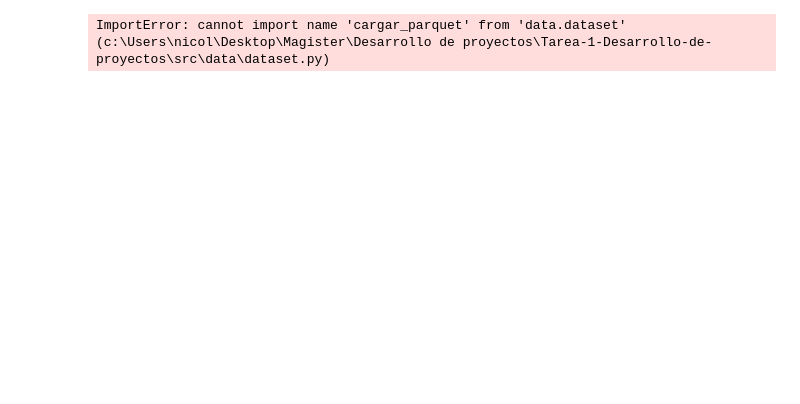
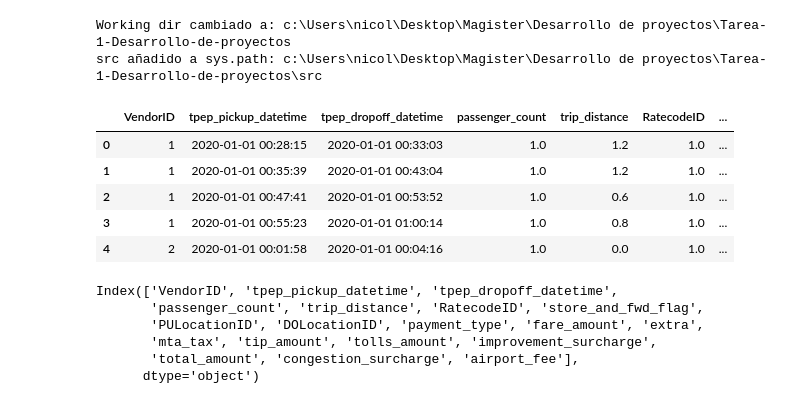
Before and after one commit to NFGI/Tarea-1-Desarrollo-de-proyectos, a Jupyter notebook: notebooks/nyc_taxi_model.ipynb, the cells around one changed output. Drawn from its saved outputs; the diff is of its cells as text; code cells hidden in the pictures; blank space fills up the shorter version.

```diff
--- a/notebooks/nyc_taxi_model.ipynb
+++ b/notebooks/nyc_taxi_model.ipynb
@@ -1,11 +1,42 @@
 # %%
 import sys, os
+# 1) Movernos al root del proyecto (una carpeta arriba de notebooks/)
+os.chdir(os.path.abspath(os.path.join('..')))
+print("Working dir cambiado a:", os.getcwd())
+
+# 2) Añadir src/ a sys.path para poder importar tus módulos
+sys.path.insert(0, os.path.abspath(os.path.join('src')))
+print("src añadido a sys.path:", sys.path[0])
 sys.path.insert(0, os.path.abspath(os.path.join('..','src')))
+from modeling.evaluate_time_series import evaluate_months
+# %% [output]
+Working dir cambiado a: c:\Users\nicol\Desktop\Magister\Desarrollo de proyectos\Tarea-1-Desarrollo-de-proyectos
+src añadido a sys.path: c:\Users\nicol\Desktop\Magister\Desarrollo de proyectos\Tarea-1-Desarrollo-de-proyectos\src
 # %%
 from data.dataset import cargar_parquet
 
-url = r"C:\Users\nicol\Downloads\yellow_tripdata_2020-01.parquet"
+url = 'https://d37ci6vzurychx.cloudfront.net/trip-data/yellow_tripdata_2020-01.parquet'
 taxi = cargar_parquet(url)
-taxi.head()
+taxi.head()# 1) Movernos al root del proyecto (una carpeta arriba de notebooks/)
+os.chdir(os.path.abspath(os.path.join('..')))
+print("Working dir cambiado a:", os.getcwd())
+
+# 2) Añadir src/ a sys.path para poder importar tus módulos
+sys.path.insert(0, os.path.abspath(os.path.join('src')))
+print("src añadido a sys.path:", sys.path[0])
 # %% [output]
-ImportError: cannot import name 'cargar_parquet' from 'data.dataset' (c:\Users\nicol\Desktop\Magister\Desarrollo de proyectos\Tarea-1-Desarrollo-de-proyectos\src\data\dataset.py)
+|  | VendorID | tpep_pickup_datetime | tpep_dropoff_datetime | passenger_count | trip_distance | RatecodeID | ... |
+| 0 | 1 | 2020-01-01 00:28:15 | 2020-01-01 00:33:03 | 1.0 | 1.2 | 1.0 | ... |
+| 1 | 1 | 2020-01-01 00:35:39 | 2020-01-01 00:43:04 | 1.0 | 1.2 | 1.0 | ... |
+| 2 | 1 | 2020-01-01 00:47:41 | 2020-01-01 00:53:52 | 1.0 | 0.6 | 1.0 | ... |
+| 3 | 1 | 2020-01-01 00:55:23 | 2020-01-01 01:00:14 | 1.0 | 0.8 | 1.0 | ... |
+| 4 | 2 | 2020-01-01 00:01:58 | 2020-01-01 00:04:16 | 1.0 | 0.0 | 1.0 | ... |
+# %%
+taxi.columns
+# %% [output]
+Index(['VendorID', 'tpep_pickup_datetime', 'tpep_dropoff_datetime',
+       'passenger_count', 'trip_distance', 'RatecodeID', 'store_and_fwd_flag',
+       'PULocationID', 'DOLocationID', 'payment_type', 'fare_amount', 'extra',
+       'mta_tax', 'tip_amount', 'tolls_amount', 'improvement_surcharge',
+       'total_amount', 'congestion_surcharge', 'airport_fee'],
+      dtype='object')
```
Also changed, not shown: parts of 3 cells of this notebook, 1 other file.
